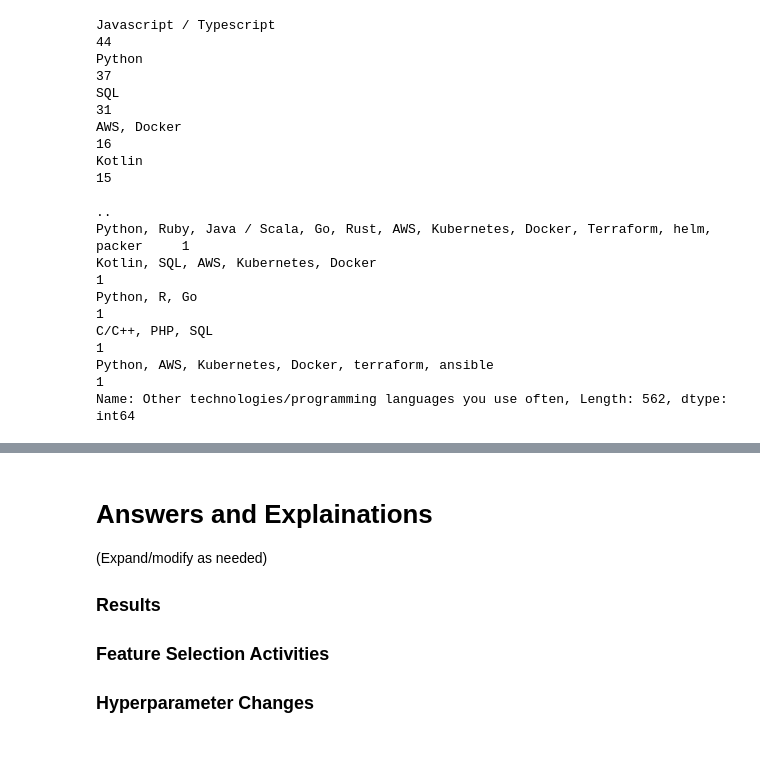
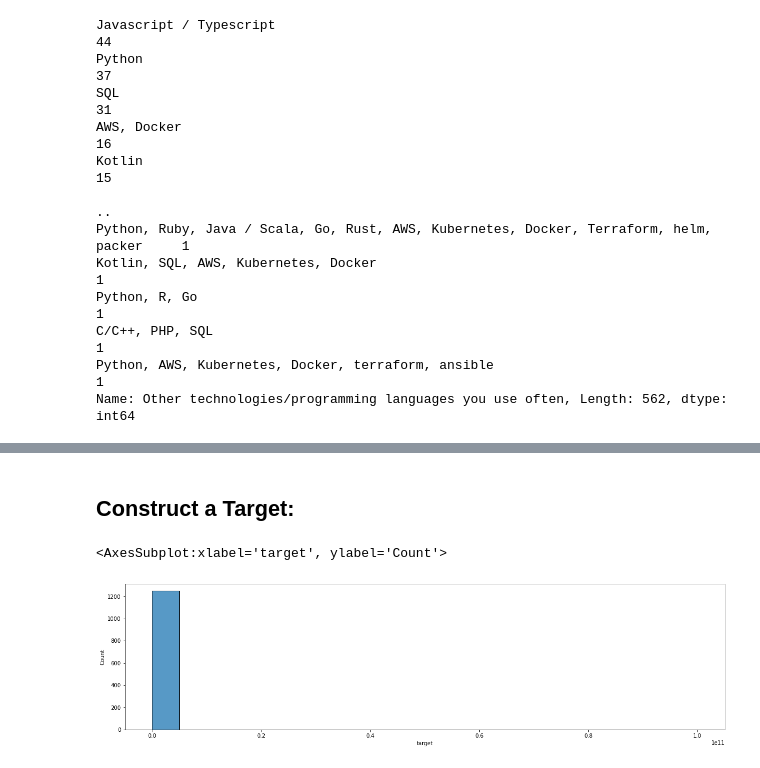
Before and after one commit to sijiahao-hub/ItML_Asn_2_Students, a Jupyter notebook: assignment_2_start.ipynb, the cells around one changed output, grey strips where cells are left out. Cells and saved outputs as stored; diff of their text form; code cells hidden in the pictures.

```diff
--- a/assignment_2_start.ipynb
+++ b/assignment_2_start.ipynb
@@ -14,6 +14,19 @@ from sklearn.linear_model import Lasso
 from sklearn.linear_model import Ridge
 from sklearn.preprocessing import MinMaxScaler
 from sklearn.model_selection import GridSearchCV
+from sklearn.compose import ColumnTransformer
+from sklearn.impute import SimpleImputer
+from sklearn.preprocessing import OneHotEncoder
+from sklearn.feature_selection import SelectFromModel
+
+from sklearn.feature_selection import SelectKBest
+from sklearn.feature_selection import f_regression
+from sklearn.ensemble import RandomForestRegressor
+from sklearn.feature_selection import RFECV
+from sklearn.svm import SVC
+from sklearn.tree import plot_tree
+
+plt.rcParams['figure.figsize'] = (25,5)
 # %% [markdown]
 # Assignment 2 - Regression
 ### Predict the TOTAL COMPENSATION for this year.
@@ -113,12 +126,3 @@ df.head()
 | 2 | 24/11/2020 11:14:21 | 29.0 | Male | Berlin | Software Engineer | 12 | 6 | ... |
 | 3 | 24/11/2020 11:15:24 | 28.0 | Male | Berlin | Frontend Developer | 4 | 1 | ... |
 | 4 | 24/11/2020 11:15:46 | 37.0 | Male | Berlin | Backend Developer | 17 | 6 | ... |
-# %% [markdown]
-# Answers and Explainations
-(Expand/modify as needed)
-
-### Results
-
-### Feature Selection Activities
-
-### Hyperparameter Changes
@@ -124,0 +137,8 @@ df.head()
+# %% [markdown]
+## Construct a Target:
+# %%
+plt.figure(figsize=(20,5))
+sns.histplot(df["target"], bins=20)
+# %% [output]
+<AxesSubplot:xlabel='target', ylabel='Count'>
+[figure, added]
```
Also changed, not shown: parts of 60 cells of this notebook, 1 other file.
